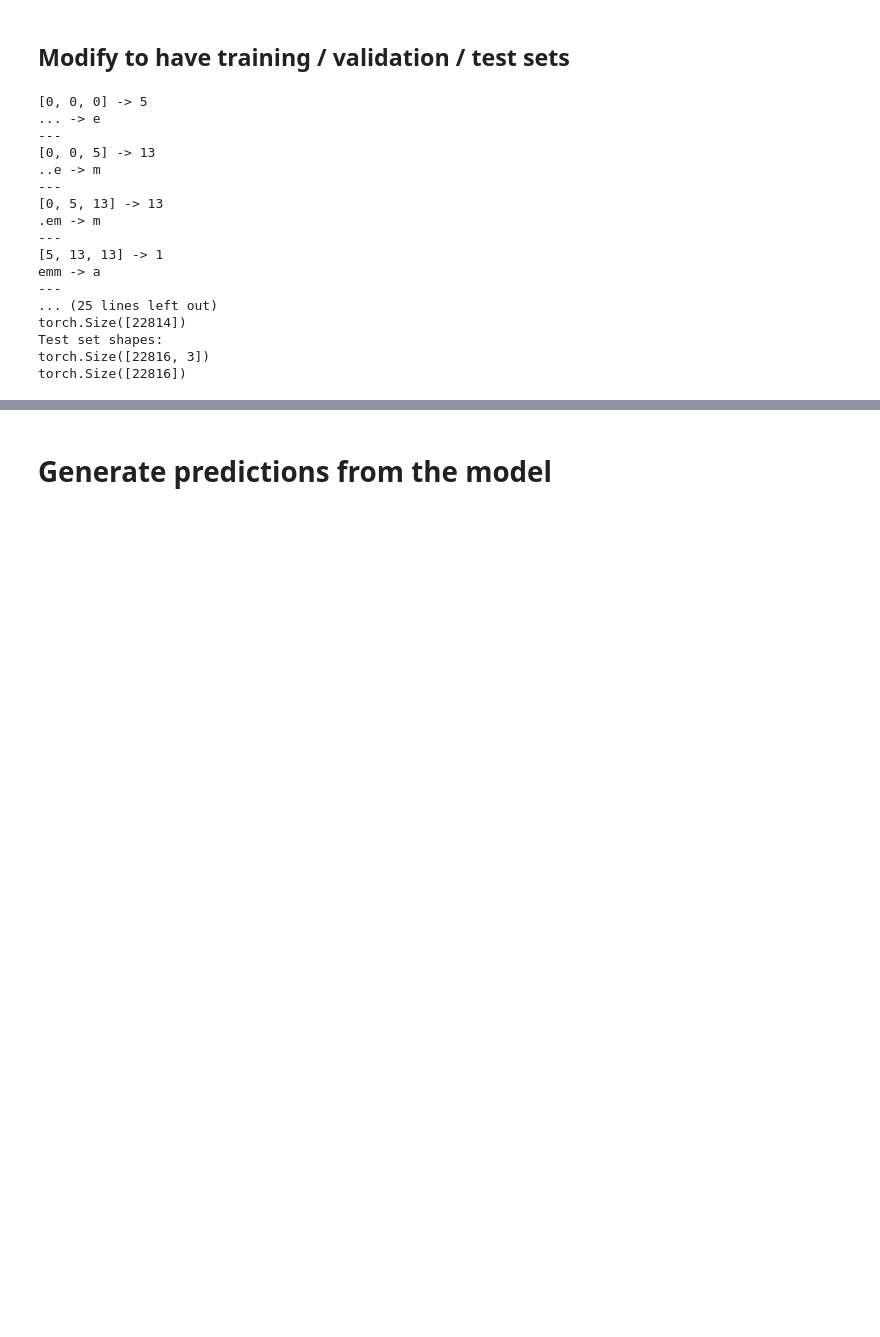
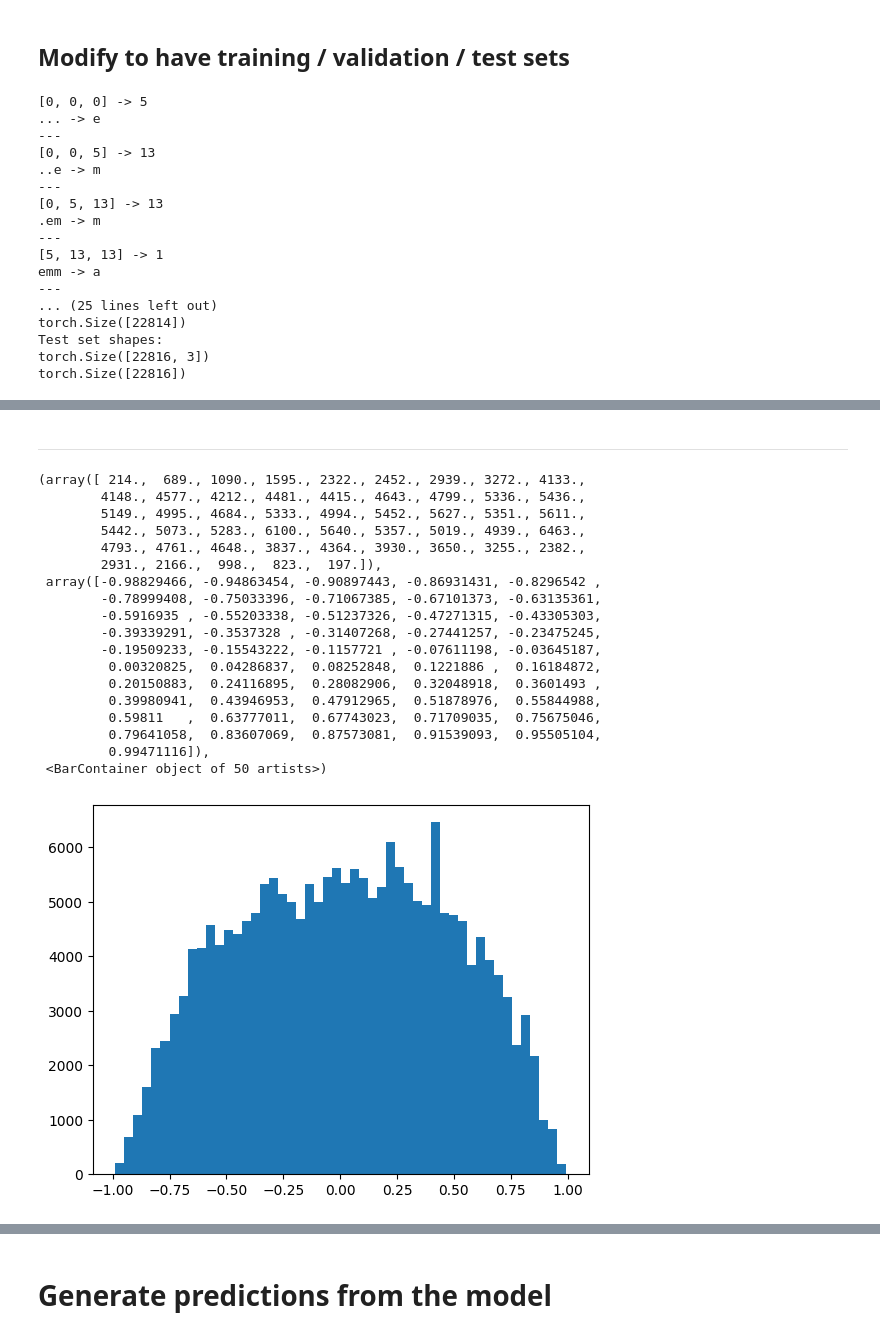
Before and after one commit to shane-kercheval/makemore, a Jupyter notebook: part_2_3_my_code.ipynb, the cells around one changed output, grey strips where cells are left out. Drawn from its saved outputs; the diff is of its cells as text; code cells hidden in the pictures; blank space fills up the shorter version.

```diff
--- a/part_2_3_my_code.ipynb
+++ b/part_2_3_my_code.ipynb
@@ -502,16 +508,37 @@ context_length = 3
 num_neurons = 200
 
 embedding_layer = torch.randn(len(characters), embedding_dimension, generator=g)
-hidden_layer_weights = torch.randn(context_length * embedding_dimension, num_neurons, generator=g)
-hidden_layer_bias = torch.randn(num_neurons, generator=g)
-output_layer_weights = torch.randn(num_neurons, len(characters), generator=g)
-output_layer_bias = torch.randn(len(characters), generator=g)
+
+# https://youtu.be/P6sfmUTpUmc?si=1vxSbkmeuaEDqv4-&t=1475
+hidden_layer_weights = 0.1 * torch.randn(context_length * embedding_dimension, num_neurons, generator=g)
+# https://youtu.be/P6sfmUTpUmc?si=GCxVWQxauxDWgieF&t=2284
+# https://pytorch.org/docs/stable/nn.init.html
+# hidden_layer_weights = torch.randn(context_length * embedding_dimension, num_neurons, generator=g)
+# hidden_layer_weights = hidden_layer_weights * (5/3) / (context_length * embedding_dimension)**0.5
+hidden_layer_bias = 0.01 * torch.randn(num_neurons, generator=g)
+
+# https://youtu.be/P6sfmUTpUmc?si=Kh_JJz_43Ooc6H7F&t=584
+#output_layer_weights = torch.randn(num_neurons, len(characters), generator=g)
+output_layer_weights = 0.1 * torch.randn(num_neurons, len(characters), generator=g)
+# output_layer_bias = torch.randn(len(characters), generator=g)
+output_layer_bias = torch.zeros(len(characters))
+
+batch_norm_gain = torch.ones((1, num_neurons))
+batch_norm_bias = torch.zeros((1, num_neurons))
+# https://youtu.be/P6sfmUTpUmc?si=USsPzWMHsk0hfEoU&t=3424
+# These are not parameters of the model; they are used to normalize the activations
+# during initialization we want mean of 0 and standard deviation of 1
+batch_norm_running_mean = torch.zeros((1, num_neurons))
+batch_norm_running_st_dev = torch.ones((1, num_neurons))
+
 parameters = [
     embedding_layer,
     hidden_layer_weights,
     hidden_layer_bias,
     output_layer_weights,
-    output_layer_bias
+    output_layer_bias,
+    batch_norm_gain,
+    batch_norm_bias,
 ]
 print(f"Number of Parameters of Model: {sum(p.nelement() for p in parameters):,}")
 # %% [output]
@@ -546,0 +589,2 @@ for p in parameters:
+# %% [markdown]
+---
@@ -546,0 +597,24 @@ for p in parameters:
+# %%
+# https://youtu.be/P6sfmUTpUmc?si=EcT1vrXmVrLFR_Qx&t=878
+# very active tanh which is stretching activations to the extremes values which killing the gradients
+plt.hist(activations.view(-1).tolist(), bins=50)
+# %% [output]
+(array([ 214.,  689., 1090., 1595., 2322., 2452., 2939., 3272., 4133.,
+        4148., 4577., 4212., 4481., 4415., 4643., 4799., 5336., 5436.,
+        5149., 4995., 4684., 5333., 4994., 5452., 5627., 5351., 5611.,
+        5442., 5073., 5283., 6100., 5640., 5357., 5019., 4939., 6463.,
+        4793., 4761., 4648., 3837., 4364., 3930., 3650., 3255., 2382.,
+        2931., 2166.,  998.,  823.,  197.]),
+ array([-0.98829466, -0.94863454, -0.90897443, -0.86931431, -0.8296542 ,
+        -0.78999408, -0.75033396, -0.71067385, -0.67101373, -0.63135361,
+        -0.5916935 , -0.55203338, -0.51237326, -0.47271315, -0.43305303,
+        -0.39339291, -0.3537328 , -0.31407268, -0.27441257, -0.23475245,
+        -0.19509233, -0.15543222, -0.1157721 , -0.07611198, -0.03645187,
+         0.00320825,  0.04286837,  0.08252848,  0.1221886 ,  0.16184872,
+         0.20150883,  0.24116895,  0.28082906,  0.32048918,  0.3601493 ,
+         0.39980941,  0.43946953,  0.47912965,  0.51878976,  0.55844988,
+         0.59811   ,  0.63777011,  0.67743023,  0.71709035,  0.75675046,
+         0.79641058,  0.83607069,  0.87573081,  0.91539093,  0.95505104,
+         0.99471116]),
+ <BarContainer object of 50 artists>)
+[figure, added]
```
Also changed, not shown: parts of 22 cells of this notebook.
